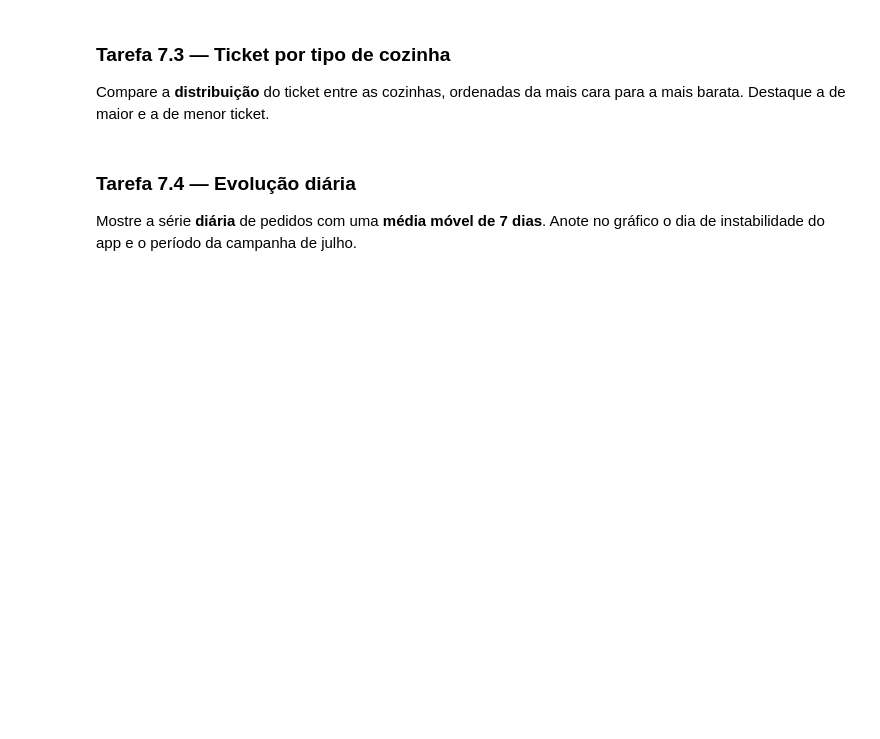
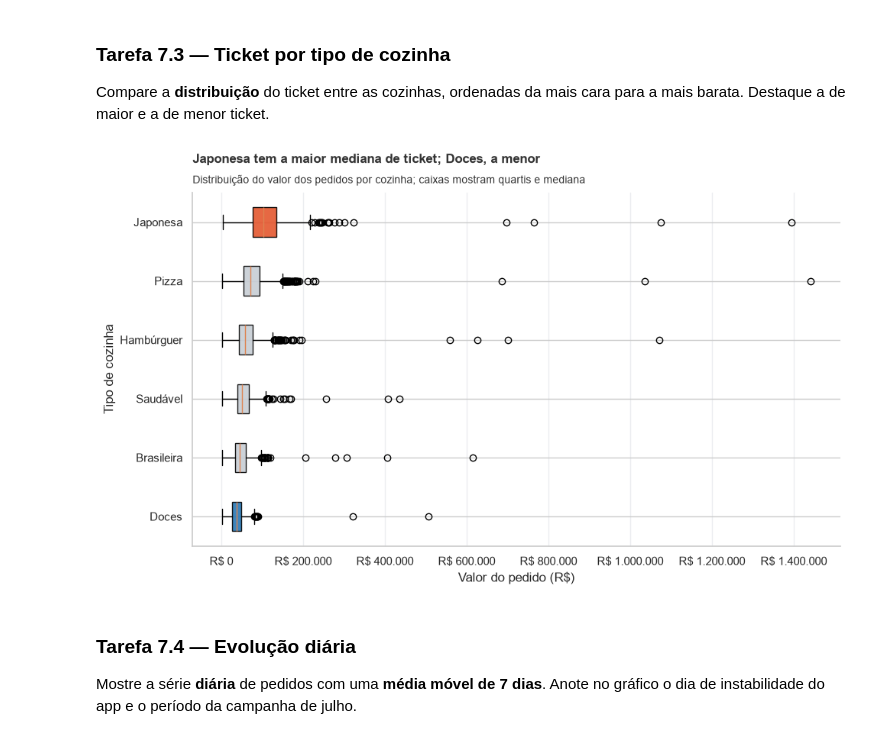
Before and after one commit to fabiodepf-dot/TRABALHO-FINAL, a Jupyter notebook: projeto_final.ipynb, the cells around one changed output. Saved outputs shown, nothing was run; the diff lists cells and outputs as text; code cells hidden in the pictures; blank space fills up the shorter version.

```diff
--- a/projeto_final.ipynb
+++ b/projeto_final.ipynb
@@ -527,6 +1936,66 @@ Mostre a participação de cada cidade no **total de pedidos** em percentual, co
 Compare a **distribuição** do ticket entre as cozinhas, ordenadas da mais cara para a mais barata. Destaque a de maior e a de menor ticket.
 # %%
 # Sua solução aqui
+# %%
+
+# Garantir valores numéricos e ignorar valores ausentes
+dados = df[['tipo_cozinha', 'valor_pedido']].copy()
+dados['valor_pedido'] = pd.to_numeric(dados['valor_pedido'], errors='coerce')
+dados = dados.dropna(subset=['tipo_cozinha', 'valor_pedido'])
+
+# Ordenar pela mediana do ticket, da mais alta para a mais baixa
+medianas = dados.groupby('tipo_cozinha')['valor_pedido'].median()
+ordem = medianas.sort_values(ascending=False).index.tolist()
+
+# O boxplot coloca a primeira categoria na parte inferior;
+# inverter a lista para exibir a mais cara no topo
+ordem_grafico = ordem[::-1]
+valores = [
+    dados.loc[dados['tipo_cozinha'] == cozinha, 'valor_pedido']
+    for cozinha in ordem_grafico
+]
+
+maior_ticket = medianas.max()
+menor_ticket = medianas.min()
+
+cores = [
+    CORES['destaque'] if medianas[cozinha] == maior_ticket
+    else CORES['principal'] if medianas[cozinha] == menor_ticket
+    else CORES['neutro']
+    for cozinha in ordem_grafico
+]
+
+fig, ax = plt.subplots(figsize=(10, 6))
+
+boxplot = ax.boxplot(
+    valores,
+    vert=False,
+    patch_artist=True,
+    showfliers=True
+)
+
+for caixa, cor in zip(boxplot['boxes'], cores):
+    caixa.set_facecolor(cor)
+    caixa.set_alpha(0.9)
+
+ax.set_yticks(range(1, len(ordem_grafico) + 1))
+ax.set_yticklabels(ordem_grafico)
+ax.xaxis.set_major_formatter(FORMATADOR_REAIS)
+ax.set_xlabel('Valor do pedido (R$)')
+ax.set_ylabel('Tipo de cozinha')
+
+aplicar_titulo(
+    ax,
+    f'{ordem[0]} tem a maior mediana de ticket; {ordem[-1]}, a menor',
+    'Distribuição do valor dos pedidos por cozinha; caixas mostram quartis e mediana'
+)
+
+ax.grid(axis='x', color=CORES['neutro'], alpha=0.35)
+ax.spines[['top', 'right']].set_visible(False)
+plt.tight_layout()
+plt.show()
+# %% [output]
+[figure, added]
 # %% [markdown]
 ### Tarefa 7.4 — Evolução diária
 Mostre a série **diária** de pedidos com uma **média móvel de 7 dias**. Anote no gráfico o dia de instabilidade do app e o período da campanha de julho.
```
Also changed, not shown: parts of 141 cells of this notebook, 5 other files.
